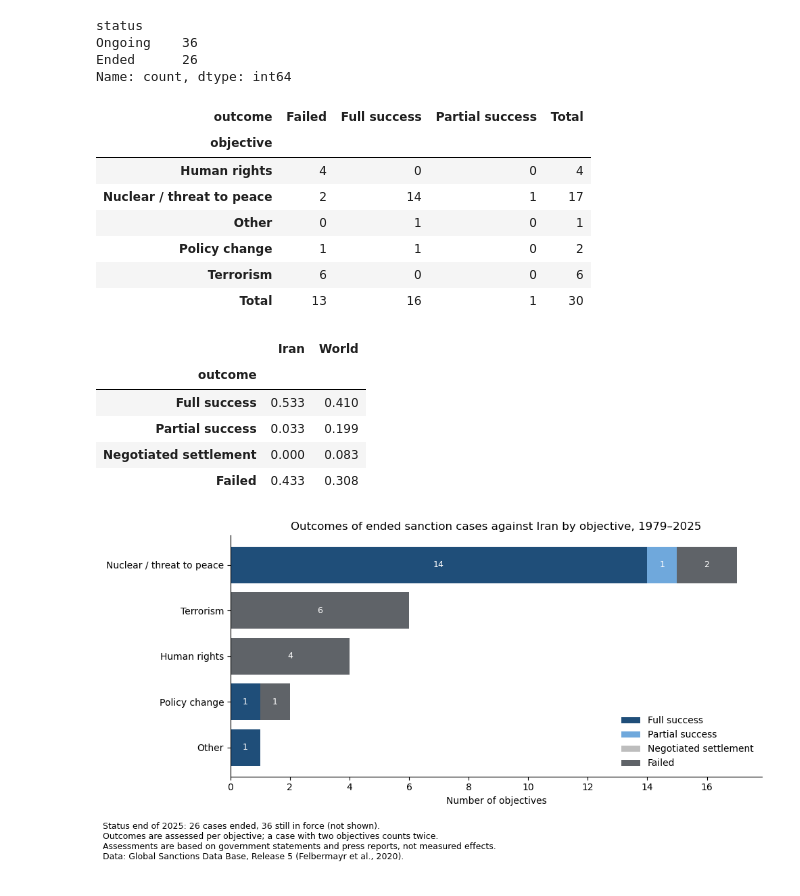
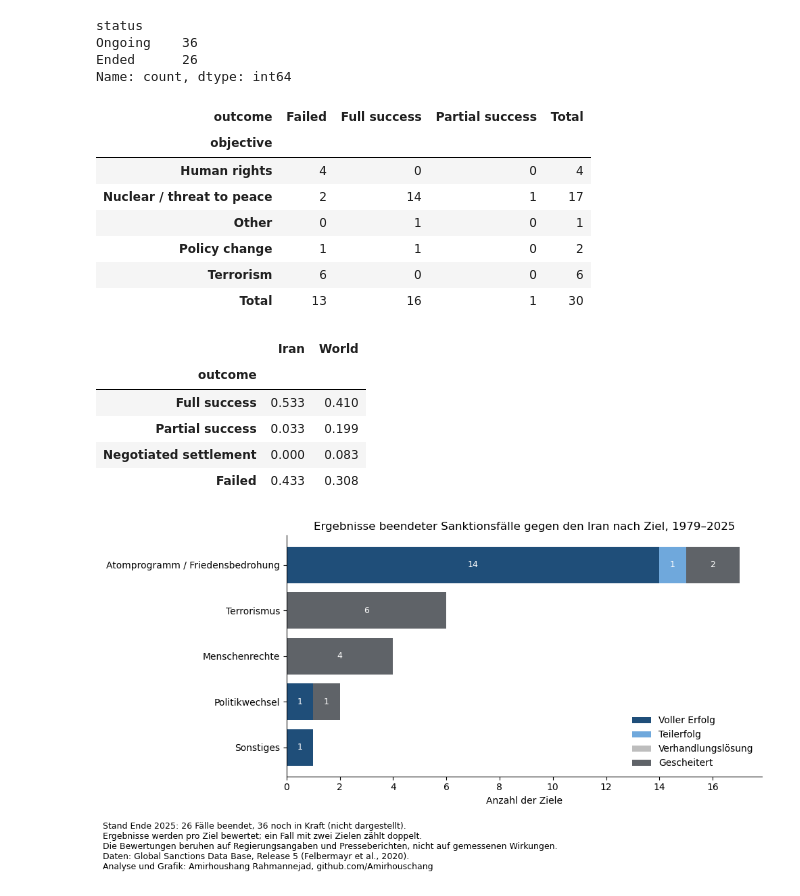
Before and after one commit to Amirhouschang/iran-sanctions-analysis, a Jupyter notebook: iran_sanctions_analysis.ipynb, the cells around one changed output. Saved outputs shown, nothing was run; the diff lists cells and outputs as text; code cells hidden in the pictures.

```diff
--- a/iran_sanctions_analysis.ipynb
+++ b/iran_sanctions_analysis.ipynb
@@ -745,4 +926,5 @@ Outcomes exist only for ended cases; cases still in force are marked `ongoing`.
 # %%
+# Englische Bezeichnungen bleiben in den Tabellen, weil das Dashboard sie liest und übersetzt
 OUTCOME_LABELS = {
     "success_total": "Full success",
     "success_part": "Partial success",
@@ -761,13 +943,13 @@ OBJECTIVE_LABELS = {
     "other": "Other",
 }
 
-# Case status at the end of 2025
+# Status der Fälle Ende 2025
 iran_cases["status"] = iran_cases["ongoing"].map({True: "Ongoing", False: "Ended"})
 print(iran_cases["status"].value_counts(), "\n")
 
 
 def outcomes_per_objective(cases):
-    """One row per objective of ended cases, paired with its outcome by position."""
+    """Eine Zeile pro Ziel beendeter Fälle, nach Position mit dem Ergebnis verbunden."""
     ended = cases[~cases["success"].str.contains("ongoing")]
     rows = ended.assign(
         objective=ended["objective"].str.split(","),
@@ -781,7 +963,7 @@ def outcomes_per_objective(cases):
 iran_outcomes = outcomes_per_objective(iran_cases)
 world_outcomes = outcomes_per_objective(r5)
 
-# Outcomes of ended Iran cases per objective
+# Ergebnisse beendeter Iran-Fälle je Ziel
 outcome_table = pd.crosstab(
     iran_outcomes["objective"].map(OBJECTIVE_LABELS),
     iran_outcomes["outcome"],
@@ -790,70 +972,85 @@ outcome_table = pd.crosstab(
 )
 display(outcome_table)
 
-# Share of outcomes: Iran vs. all sanctions worldwide
+# Anteil der Ergebnisse: Iran im Vergleich zu allen Sanktionen weltweit
 outcome_comparison = pd.DataFrame({
     "Iran": iran_outcomes["outcome"].value_counts(normalize=True),
     "World": world_outcomes["outcome"].value_counts(normalize=True),
 }).reindex(OUTCOME_LABELS.values()).fillna(0).round(3)
 display(outcome_comparison)
 
-# Chart: outcomes per objective (ended cases only)
+TXT_OUTCOMES = {
+    "en": {
+        "title": "Outcomes of ended sanction cases against Iran by objective, 1979–2025",
+        "xlabel": "Number of objectives",
+        "notes": [
+            f"Status end of 2025: {(~iran_cases['ongoing']).sum()} cases ended, "
+            f"{iran_cases['ongoing'].sum()} still in force (not shown).",
+            "Outcomes are assessed per objective; a case with two objectives counts twice.",
+            "Assessments are based on government statements and press reports, not measured effects.",
+        ],
+    },
+    "de": {
+        "title": "Ergebnisse beendeter Sanktionsfälle gegen den Iran nach Ziel, 1979–2025",
+        "xlabel": "Anzahl der Ziele",
+        "notes": [
+            f"Stand Ende 2025: {(~iran_cases['ongoing']).sum()} Fälle beendet, "
+            f"{iran_cases['ongoing'].sum()} noch in Kraft (nicht dargestellt).",
+            "Ergebnisse werden pro Ziel bewertet; ein Fall mit zwei Zielen zählt doppelt.",
+            "Die Bewertungen beruhen auf Regierungsangaben und Presseberichten, nicht auf gemessenen Wirkungen.",
+        ],
+    },
+}
+
+# Diagramm: Ergebnisse je Ziel (nur beendete Fälle)
 order = ["Full success", "Partial success", "Negotiated settlement", "Failed"]
 colors = [COLOR_MAIN, COLOR_LIGHT, COLOR_WORLD, COLOR_DARK]
 chart_data = (
     pd.crosstab(iran_outcomes["objective"].map(OBJECTIVE_LABELS), iran_outcomes["outcome"])
     .reindex(columns=order, fill_value=0)
     .loc[lambda df: df.sum(axis=1).sort_values().index]
 )
 
-fig, ax = plt.subplots(figsize=(10, 4.5))
-left = pd.Series(0, index=chart_data.index)
-for outcome, color in zip(order, colors):
-    values = chart_data[outcome]
-    ax.barh(chart_data.index, values, left=left, color=color, label=outcome)
-    for y, (v, l) in enumerate(zip(values, left)):
-        if v > 0:
-            ax.text(l + v / 2, y, str(v), ha="center", va="center", color="white", fontsize=9)
-    left += values
+for lang in LANGS:
+    t = TXT_OUTCOMES[lang]
+    fig, ax = plt.subplots(figsize=(10, 4.5))
+    labels_y = [lab(v, lang) for v in chart_data.index]
+    left = pd.Series(0, index=chart_data.index)
+    for outcome, color in zip(order, colors):
+        values = chart_data[outcome]
+        ax.barh(labels_y, values, left=left, color=color, label=lab(outcome, lang))
+        for y, (v, l) in enumerate(zip(values, left)):
+            if v > 0:
+                ax.text(l + v / 2, y, str(v), ha="center", va="center", color="white", fontsize=9)
+        left += values
 
-ax.set_title("Outcomes of ended sanction cases against Iran by objective, 1979–2025")
-ax.set_xlabel("Number of objectives")
-ax.spines[["top", "right"]].set_visible(False)
-ax.legend(frameon=False, loc="lower right")
+    ax.set_title(t["title"])
+    ax.set_xlabel(t["xlabel"])
+    ax.spines[["top", "right"]].set_visible(False)
+    ax.legend(frameon=False, loc="lower right")
 
-fig.text(
-    0.01,
-    -0.02,
-    f"Status end of 2025: {(~iran_cases['ongoing']).sum()} cases ended, "
-    f"{iran_cases['ongoing'].sum()} still in force (not shown).\n"
-    "Outcomes are assessed per objective; a case with two objectives counts twice.\n"
-    "Assessments are based on government statements and press reports, not measured effects.\n" + DATA_NOTE_R5,
-    fontsize=9,
-    va="top",
-)
-
-plt.tight_layout()
-fig.savefig(IMAGES_DIR / "outcomes.png", dpi=150, bbox_inches="tight")
-plt.show()
+    chart_footer(fig, t["notes"], lang, DATA_NOTE_R5)
+    plt.tight_layout()
+    save_chart(fig, "outcomes", lang)
 # %% [output]
 status
 Ongoing    36
 Ended      26
 Name: count, dtype: int64
 | outcome | Failed | Full success | Partial success | Total |
 | objective |  |  |  |  |
 | Human rights | 4 | 0 | 0 | 4 |
 | Nuclear / threat to peace | 2 | 14 | 1 | 17 |
 | Other | 0 | 1 | 0 | 1 |
 | Policy change | 1 | 1 | 0 | 2 |
 | Terrorism | 6 | 0 | 0 | 6 |
 | Total | 13 | 16 | 1 | 30 |
 |  | Iran | World |
 | outcome |  |  |
 | Full success | 0.533 | 0.410 |
 | Partial success | 0.033 | 0.199 |
 | Negotiated settlement | 0.000 | 0.083 |
 | Failed | 0.433 | 0.308 |
-[figure, old version]
+[figure, new version]
 # %% [markdown]
 **Interpretation**
```
Also changed, not shown: parts of 52 cells of this notebook, 2 other files.
